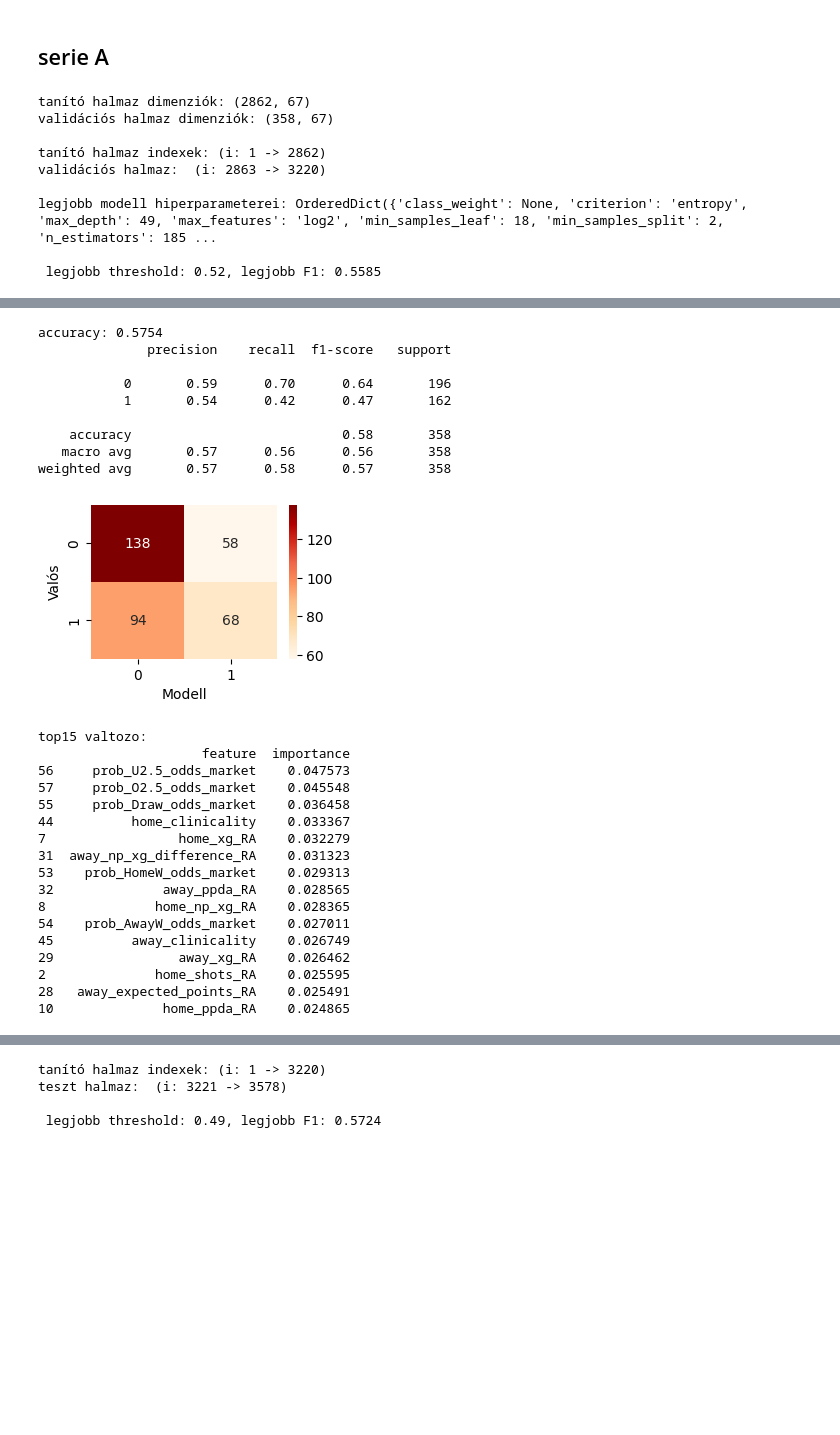
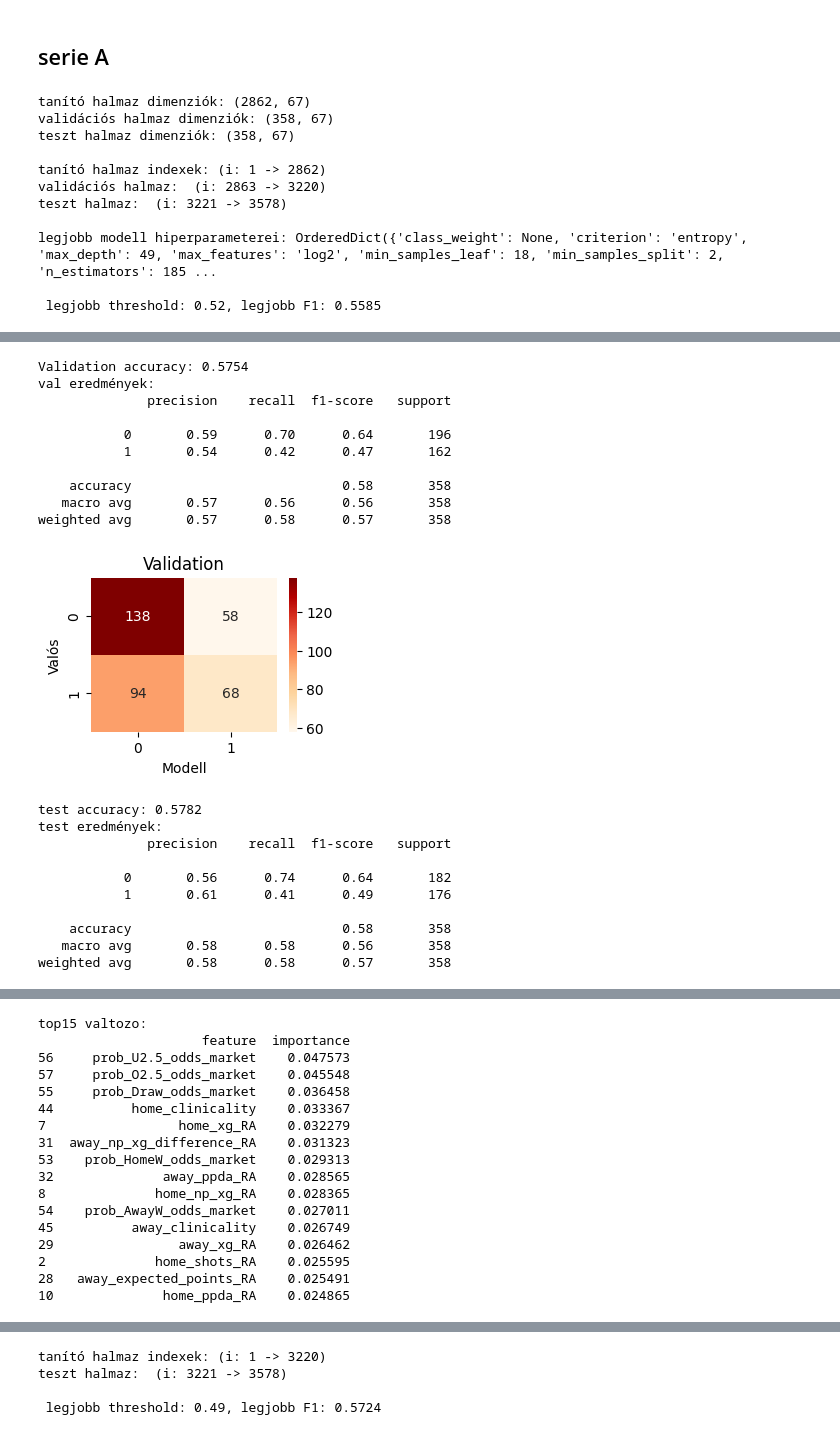
Before and after one commit to can-I-pet-that-DAWG/Szakdolgozat-2025-1, a Jupyter notebook: 03_RF_FTR_UO.ipynb, the cells around one changed output, grey strips where cells are left out. Saved outputs shown, nothing was run; the diff lists cells and outputs as text; code cells hidden in the pictures; blank space fills up the shorter version.

```diff
--- a/03_RF_FTR_UO.ipynb
+++ b/03_RF_FTR_UO.ipynb
@@ -1974,7 +2210,7 @@ roi_sim_UO_bundesliga = ROI_sim_UO(bundesliga_test_underover, round_size=9)
 # %% [markdown]
 ## serie A
 # %%
-serie_a_tuning_underover, serie_a_params_underover, serie_a_topfeatures_underover = random_forest_tuning_underover(
+serie_a_tuning_underover, serie_a_test_underover, serie_a_topfeatures_underover, it_rf_uo = random_forest_tuning_underover(
     serie_a,
     target_col,
     drop
@@ -1982,9 +2218,11 @@ serie_a_tuning_underover, serie_a_params_underover, serie_a_topfeatures_underove
 # %% [output]
 tanító halmaz dimenziók: (2862, 67)
 validációs halmaz dimenziók: (358, 67)
+teszt halmaz dimenziók: (358, 67)
 
 tanító halmaz indexek: (i: 1 -> 2862)
 validációs halmaz:  (i: 2863 -> 3220)
+teszt halmaz:  (i: 3221 -> 3578)
 
 legjobb modell hiperparameterei: OrderedDict({'class_weight': None, 'criterion': 'entropy', 'max_depth': 49, 'max_features': 'log2', 'min_samples_leaf': 18, 'min_samples_split': 2, 'n_estimators': 185 ...
 
@@ -1993,27 +2231,21 @@ legjobb modell hiperparameterei: OrderedDict({'class_weight': None, 'criterion':
-accuracy: 0.5754
+Validation accuracy: 0.5754
+val eredmények:
               precision    recall  f1-score   support
 
            0       0.59      0.70      0.64       196
            1       0.54      0.42      0.47       162
 
     accuracy                           0.58       358
    macro avg       0.57      0.56      0.56       358
 weighted avg       0.57      0.58      0.57       358
-[figure, old version]
+[figure, new version]
-top15 valtozo:
-                     feature  importance
-56     prob_U2.5_odds_market    0.047573
-57     prob_O2.5_odds_market    0.045548
-55     prob_Draw_odds_market    0.036458
-44          home_clinicality    0.033367
-7                 home_xg_RA    0.032279
-31  away_np_xg_difference_RA    0.031323
-53    prob_HomeW_odds_market    0.029313
-32              away_ppda_RA    0.028565
-8              home_np_xg_RA    0.028365
-54    prob_AwayW_odds_market    0.027011
-45          away_clinicality    0.026749
-29                away_xg_RA    0.026462
-2              home_shots_RA    0.025595
-28   away_expected_points_RA    0.025491
-10              home_ppda_RA    0.024865
+test accuracy: 0.5782
+test eredmények:
+              precision    recall  f1-score   support
+
+           0       0.56      0.74      0.64       182
+           1       0.61      0.41      0.49       176
+
+    accuracy                           0.58       358
+   macro avg       0.58      0.58      0.56       358
+weighted avg       0.58      0.58      0.57       358
@@ -2020,0 +2253,17 @@ top15 valtozo:
+top15 valtozo:
+                     feature  importance
+56     prob_U2.5_odds_market    0.047573
+57     prob_O2.5_odds_market    0.045548
+55     prob_Draw_odds_market    0.036458
+44          home_clinicality    0.033367
+7                 home_xg_RA    0.032279
+31  away_np_xg_difference_RA    0.031323
+53    prob_HomeW_odds_market    0.029313
+32              away_ppda_RA    0.028565
+8              home_np_xg_RA    0.028365
+54    prob_AwayW_odds_market    0.027011
+45          away_clinicality    0.026749
+29                away_xg_RA    0.026462
+2              home_shots_RA    0.025595
+28   away_expected_points_RA    0.025491
+10              home_ppda_RA    0.024865
```
Also changed, not shown: parts of 70 cells of this notebook, 2 other files.
